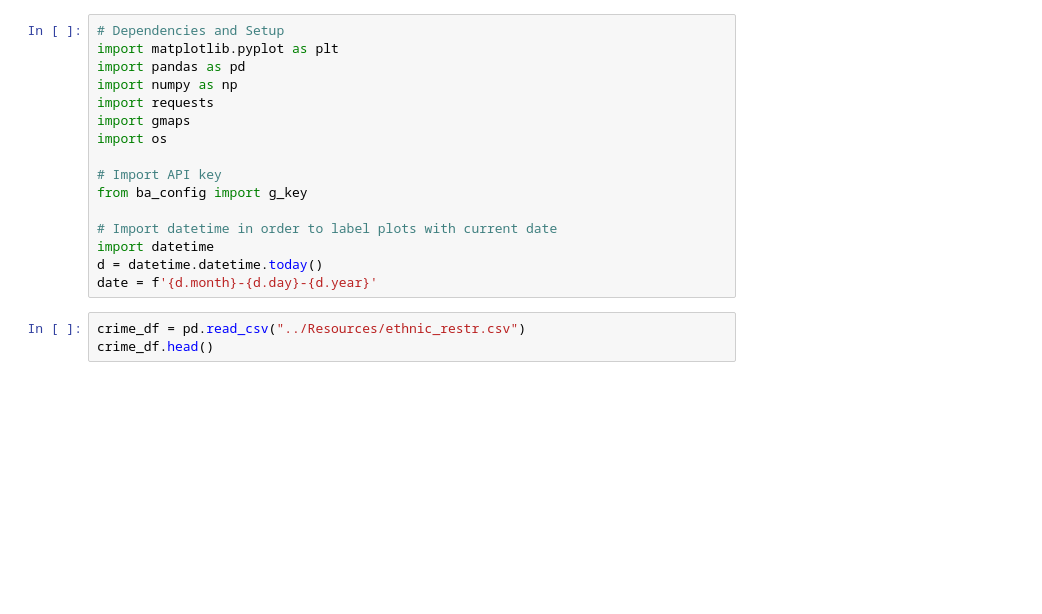
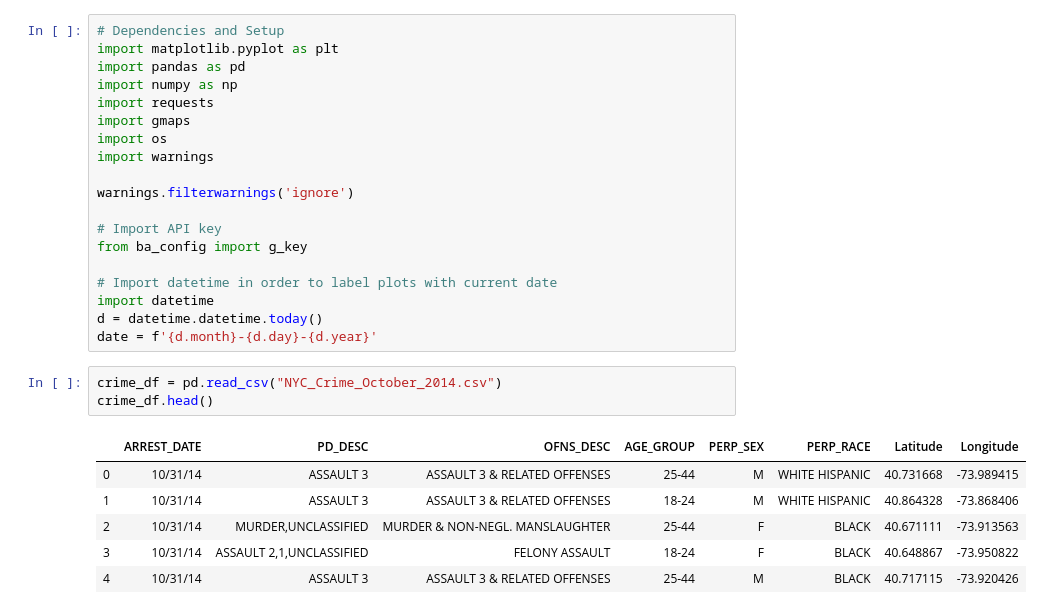
Before and after one commit to markmessick/nyc-crime-analysis, a Jupyter notebook: analysis_ba.ipynb, the cells around one changed output. Cells and saved outputs as stored; diff of their text form; blank space fills up the shorter version.

```diff
--- a/analysis_ba.ipynb
+++ b/analysis_ba.ipynb
@@ -6,6 +6,9 @@ import numpy as np
 import requests
 import gmaps
 import os
+import warnings
+
+warnings.filterwarnings('ignore')
 
 # Import API key
 from ba_config import g_key
@@ -15,8 +18,15 @@ import datetime
 d = datetime.datetime.today()
 date = f'{d.month}-{d.day}-{d.year}'
 # %%
-crime_df = pd.read_csv("../Resources/ethnic_restr.csv")
+crime_df = pd.read_csv("NYC_Crime_October_2014.csv")
 crime_df.head()
+# %% [output]
+|  | ARREST_DATE | PD_DESC | OFNS_DESC | AGE_GROUP | PERP_SEX | PERP_RACE | Latitude | Longitude |
+| 0 | 10/31/14 | ASSAULT 3 | ASSAULT 3 & RELATED OFFENSES | 25-44 | M | WHITE HISPANIC | 40.731668 | -73.989415 |
+| 1 | 10/31/14 | ASSAULT 3 | ASSAULT 3 & RELATED OFFENSES | 18-24 | M | WHITE HISPANIC | 40.864328 | -73.868406 |
+| 2 | 10/31/14 | MURDER,UNCLASSIFIED | MURDER & NON-NEGL. MANSLAUGHTER | 25-44 | F | BLACK | 40.671111 | -73.913563 |
+| 3 | 10/31/14 | ASSAULT 2,1,UNCLASSIFIED | FELONY ASSAULT | 18-24 | F | BLACK | 40.648867 | -73.950822 |
+| 4 | 10/31/14 | ASSAULT 3 | ASSAULT 3 & RELATED OFFENSES | 25-44 | M | BLACK | 40.717115 | -73.920426 |
 # %%
 # find the closest restaurant of each type to coordinates
 
```
Also changed, not shown: parts of 9 cells of this notebook.
